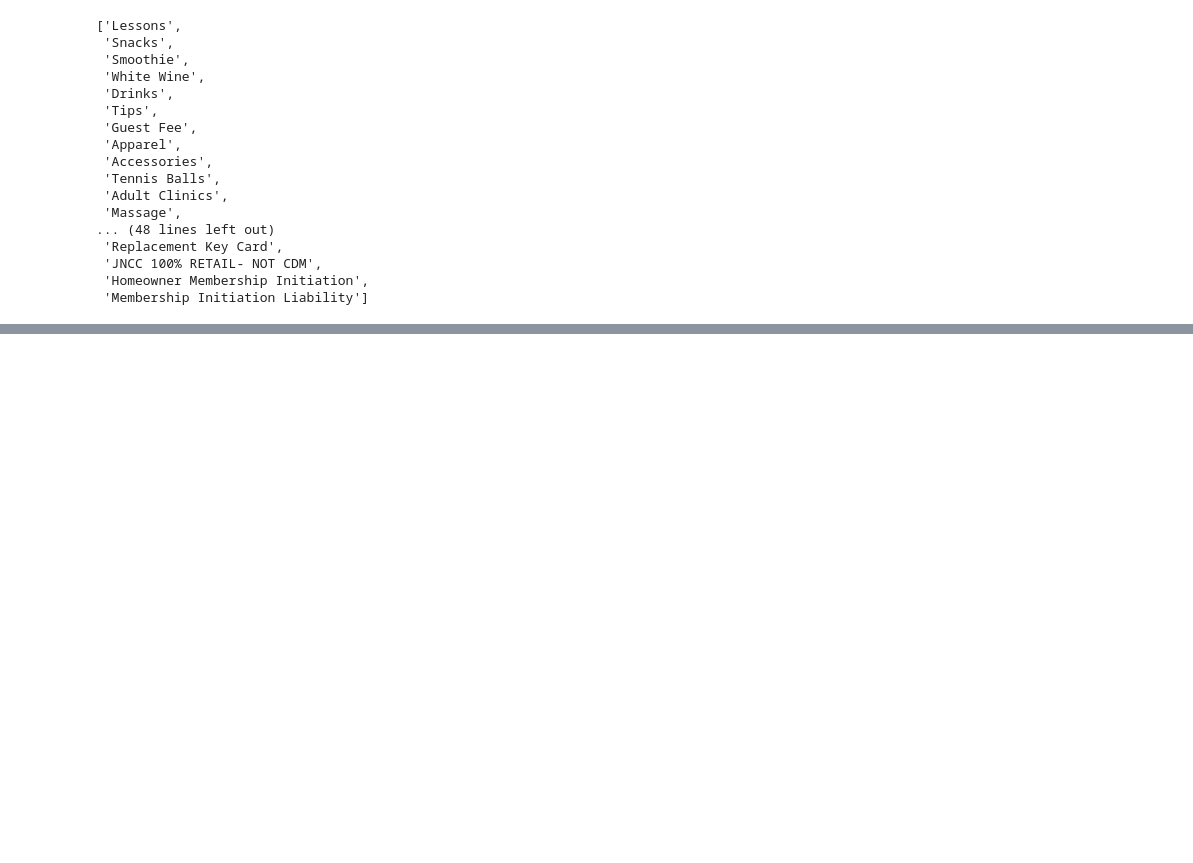
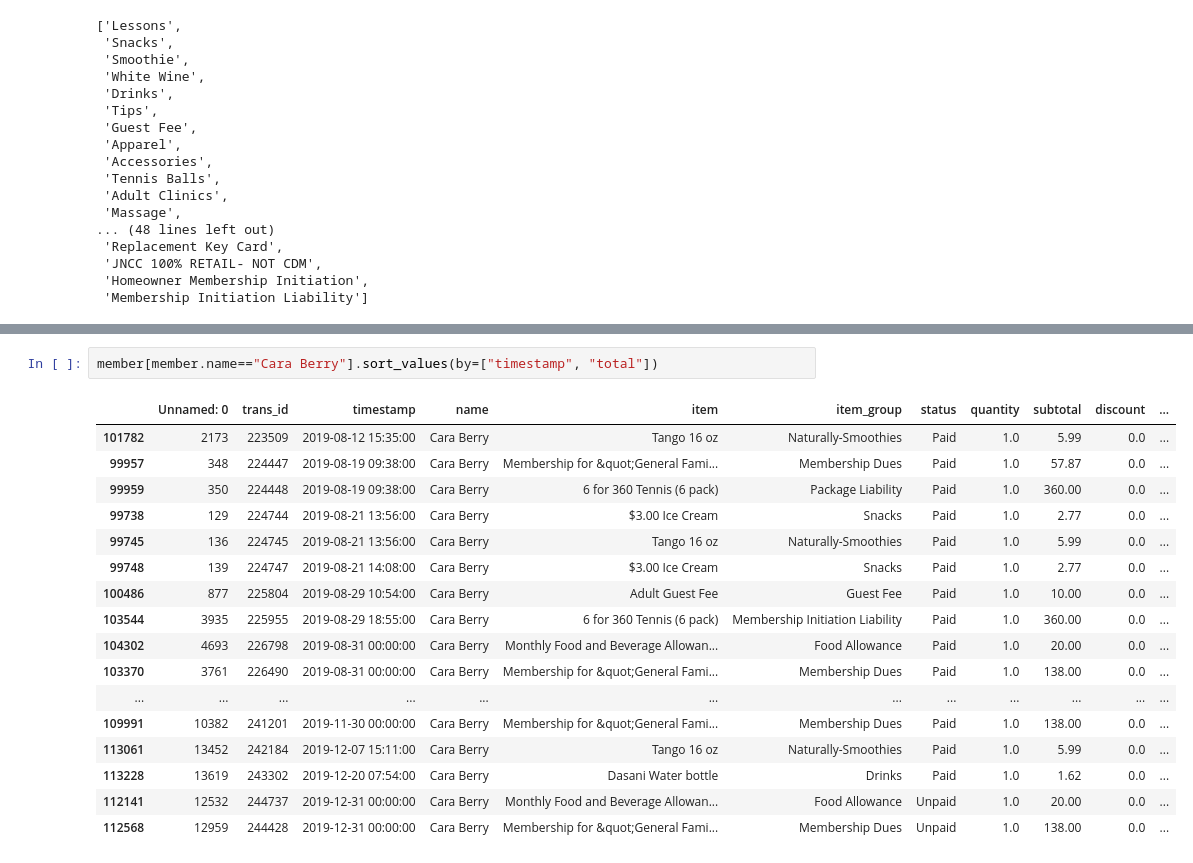
Before and after one commit to crisgiovanoni/jncc_project, a Jupyter notebook: business_intelligence.ipynb, the cells around one changed output, grey strips where cells are left out. Saved outputs shown, nothing was run; the diff lists cells and outputs as text; blank space fills up the shorter version.

```diff
--- a/business_intelligence.ipynb
+++ b/business_intelligence.ipynb
@@ -101 +125,21 @@ member.item_group.unique().tolist()
+# %%
+member[member.name=="Cara Berry"].sort_values(by=["timestamp", "total"])
+# %% [output]
+|  | Unnamed: 0 | trans_id | timestamp | name | item | item_group | status | quantity | subtotal | discount | ... |
+| 101782 | 2173 | 223509 | 2019-08-12 15:35:00 | Cara Berry | Tango 16 oz | Naturally-Smoothies | Paid | 1.0 | 5.99 | 0.0 | ... |
+| 99957 | 348 | 224447 | 2019-08-19 09:38:00 | Cara Berry | Membership for &quot;General Fami... | Membership Dues | Paid | 1.0 | 57.87 | 0.0 | ... |
+| 99959 | 350 | 224448 | 2019-08-19 09:38:00 | Cara Berry | 6 for 360 Tennis (6 pack) | Package Liability | Paid | 1.0 | 360.00 | 0.0 | ... |
+| 99738 | 129 | 224744 | 2019-08-21 13:56:00 | Cara Berry | $3.00 Ice Cream | Snacks | Paid | 1.0 | 2.77 | 0.0 | ... |
+| 99745 | 136 | 224745 | 2019-08-21 13:56:00 | Cara Berry | Tango 16 oz | Naturally-Smoothies | Paid | 1.0 | 5.99 | 0.0 | ... |
+| 99748 | 139 | 224747 | 2019-08-21 14:08:00 | Cara Berry | $3.00 Ice Cream | Snacks | Paid | 1.0 | 2.77 | 0.0 | ... |
+| 100486 | 877 | 225804 | 2019-08-29 10:54:00 | Cara Berry | Adult Guest Fee | Guest Fee | Paid | 1.0 | 10.00 | 0.0 | ... |
+| 103544 | 3935 | 225955 | 2019-08-29 18:55:00 | Cara Berry | 6 for 360 Tennis (6 pack) | Membership Initiation Liability | Paid | 1.0 | 360.00 | 0.0 | ... |
+| 104302 | 4693 | 226798 | 2019-08-31 00:00:00 | Cara Berry | Monthly Food and Beverage Allowan... | Food Allowance | Paid | 1.0 | 20.00 | 0.0 | ... |
+| 103370 | 3761 | 226490 | 2019-08-31 00:00:00 | Cara Berry | Membership for &quot;General Fami... | Membership Dues | Paid | 1.0 | 138.00 | 0.0 | ... |
+| ... | ... | ... | ... | ... | ... | ... | ... | ... | ... | ... | ... |
+| 109991 | 10382 | 241201 | 2019-11-30 00:00:00 | Cara Berry | Membership for &quot;General Fami... | Membership Dues | Paid | 1.0 | 138.00 | 0.0 | ... |
+| 113061 | 13452 | 242184 | 2019-12-07 15:11:00 | Cara Berry | Tango 16 oz | Naturally-Smoothies | Paid | 1.0 | 5.99 | 0.0 | ... |
+| 113228 | 13619 | 243302 | 2019-12-20 07:54:00 | Cara Berry | Dasani Water bottle | Drinks | Paid | 1.0 | 1.62 | 0.0 | ... |
+| 112141 | 12532 | 244737 | 2019-12-31 00:00:00 | Cara Berry | Monthly Food and Beverage Allowan... | Food Allowance | Unpaid | 1.0 | 20.00 | 0.0 | ... |
+| 112568 | 12959 | 244428 | 2019-12-31 00:00:00 | Cara Berry | Membership for &quot;General Fami... | Membership Dues | Unpaid | 1.0 | 138.00 | 0.0 | ... |
 # %%
```
Also changed, not shown: parts of 12 cells of this notebook.
